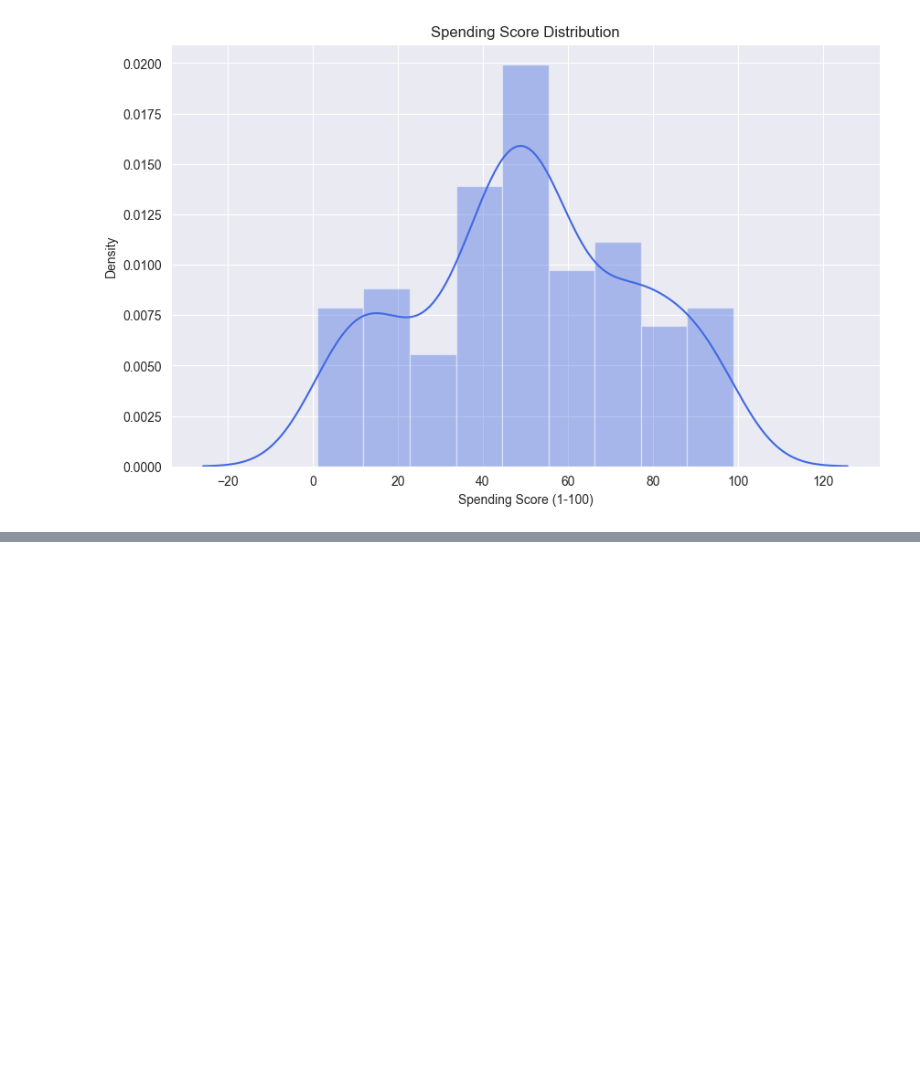
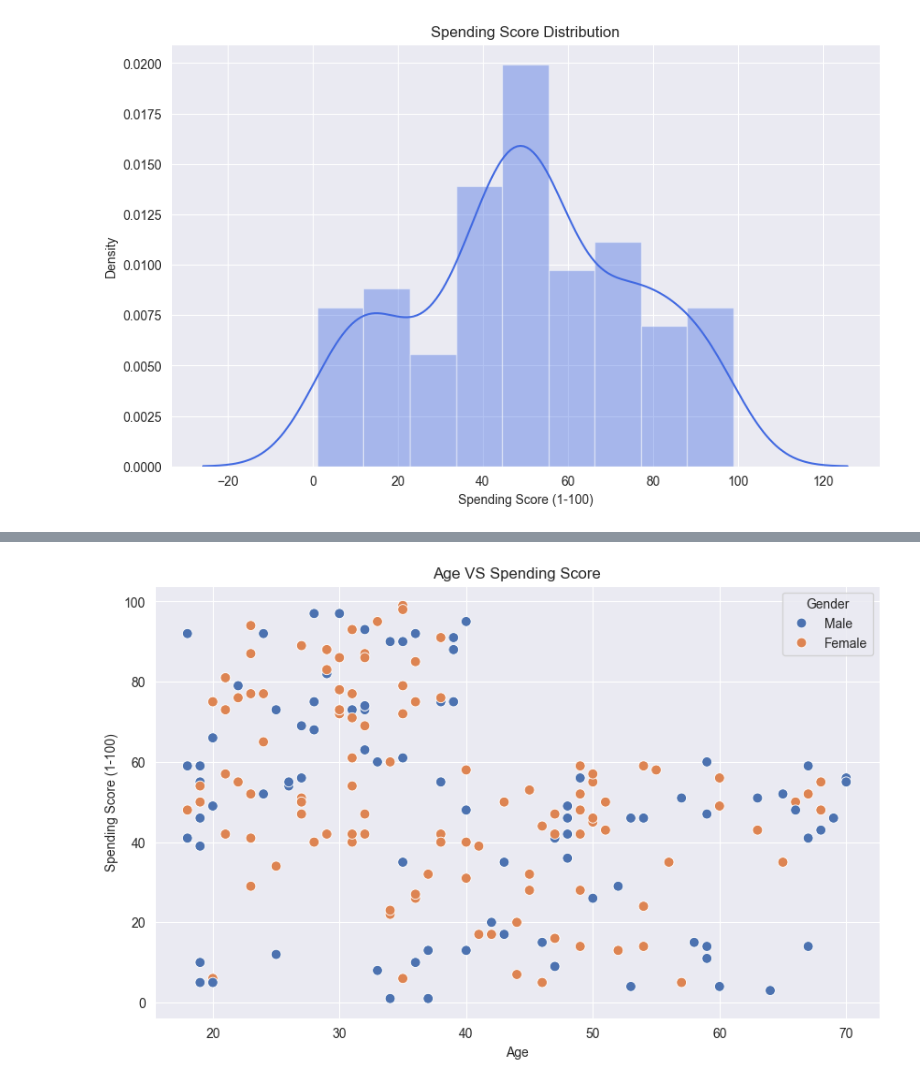
Before and after one commit to emkhalidi/customer-segmentation, a Jupyter notebook: customer_segmentation.ipynb, the cells around one changed output, grey strips where cells are left out. Cells and saved outputs as stored; diff of their text form; code cells hidden in the pictures; blank space fills up the shorter version.

```diff
--- a/customer_segmentation.ipynb
+++ b/customer_segmentation.ipynb
@@ -245,0 +262,13 @@ for p in gender_plot.patches:
+# %%
+# Age VS Spending Score
+
+plt.figure(figsize=(10,6))
+sns.set_style('darkgrid')
+
+sns.scatterplot(data=df, x="Age", y= "Spending_Score", hue="Gender", s=60, palette="deep")
+plt.title("Age VS Spending Score")
+plt.xlabel("Age")
+plt.ylabel("Spending Score (1-100)")
+plt.show()
+# %% [output]
+[figure, added]
```
Also changed, not shown: parts of 10 cells of this notebook.
